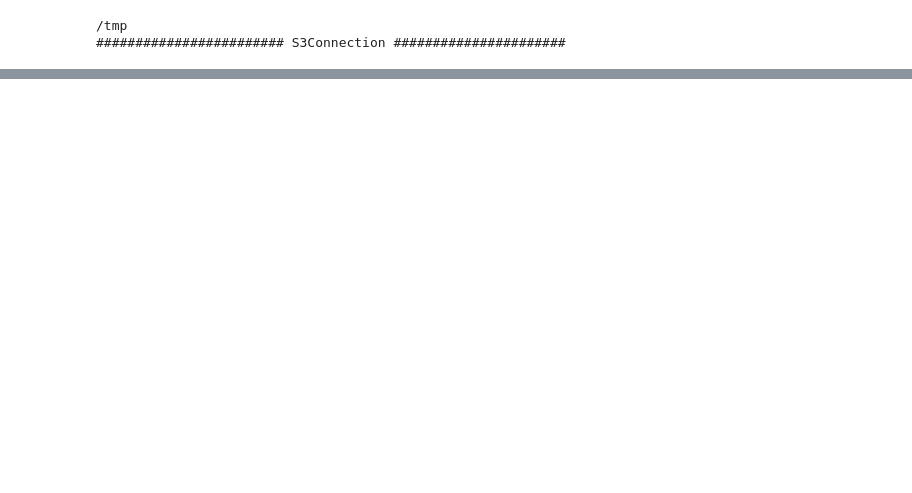
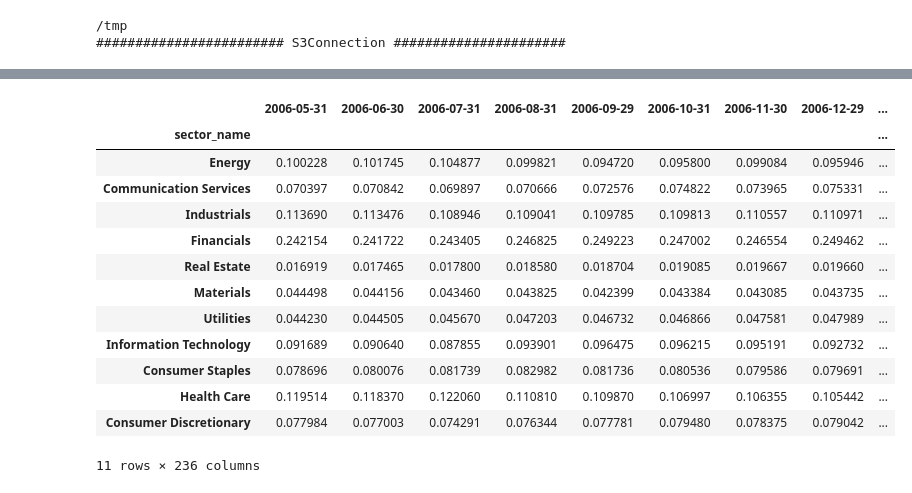
Before and after one commit to nagasai-equbot/terraform-ubs, a Jupyter notebook: optimization.ipynb, the cells around one changed output, grey strips where cells are left out. Cells and saved outputs as stored; diff of their text form; code cells hidden in the pictures; blank space fills up the shorter version.

```diff
--- a/optimization.ipynb
+++ b/optimization.ipynb
@@ -426,0 +537,17 @@ for date in rebalance_dates:
+# %%
+sector_weights.drop_duplicates(subset=['sector_name']).dropna().reset_index(drop=True).drop(columns=['isin']).set_index('sector_name')
+# %% [output]
+|  | 2006-05-31 | 2006-06-30 | 2006-07-31 | 2006-08-31 | 2006-09-29 | 2006-10-31 | 2006-11-30 | 2006-12-29 | ... |
+| sector_name |  |  |  |  |  |  |  |  | ... |
+| Energy | 0.100228 | 0.101745 | 0.104877 | 0.099821 | 0.094720 | 0.095800 | 0.099084 | 0.095946 | ... |
+| Communication Services | 0.070397 | 0.070842 | 0.069897 | 0.070666 | 0.072576 | 0.074822 | 0.073965 | 0.075331 | ... |
+| Industrials | 0.113690 | 0.113476 | 0.108946 | 0.109041 | 0.109785 | 0.109813 | 0.110557 | 0.110971 | ... |
+| Financials | 0.242154 | 0.241722 | 0.243405 | 0.246825 | 0.249223 | 0.247002 | 0.246554 | 0.249462 | ... |
+| Real Estate | 0.016919 | 0.017465 | 0.017800 | 0.018580 | 0.018704 | 0.019085 | 0.019667 | 0.019660 | ... |
+| Materials | 0.044498 | 0.044156 | 0.043460 | 0.043825 | 0.042399 | 0.043384 | 0.043085 | 0.043735 | ... |
+| Utilities | 0.044230 | 0.044505 | 0.045670 | 0.047203 | 0.046732 | 0.046866 | 0.047581 | 0.047989 | ... |
+| Information Technology | 0.091689 | 0.090640 | 0.087855 | 0.093901 | 0.096475 | 0.096215 | 0.095191 | 0.092732 | ... |
+| Consumer Staples | 0.078696 | 0.080076 | 0.081739 | 0.082982 | 0.081736 | 0.080536 | 0.079586 | 0.079691 | ... |
+| Health Care | 0.119514 | 0.118370 | 0.122060 | 0.110810 | 0.109870 | 0.106997 | 0.106355 | 0.105442 | ... |
+| Consumer Discretionary | 0.077984 | 0.077003 | 0.074291 | 0.076344 | 0.077781 | 0.079480 | 0.078375 | 0.079042 | ... |
+11 rows × 236 columns
```
Also changed, not shown: parts of 24 cells of this notebook, 2 other files.
